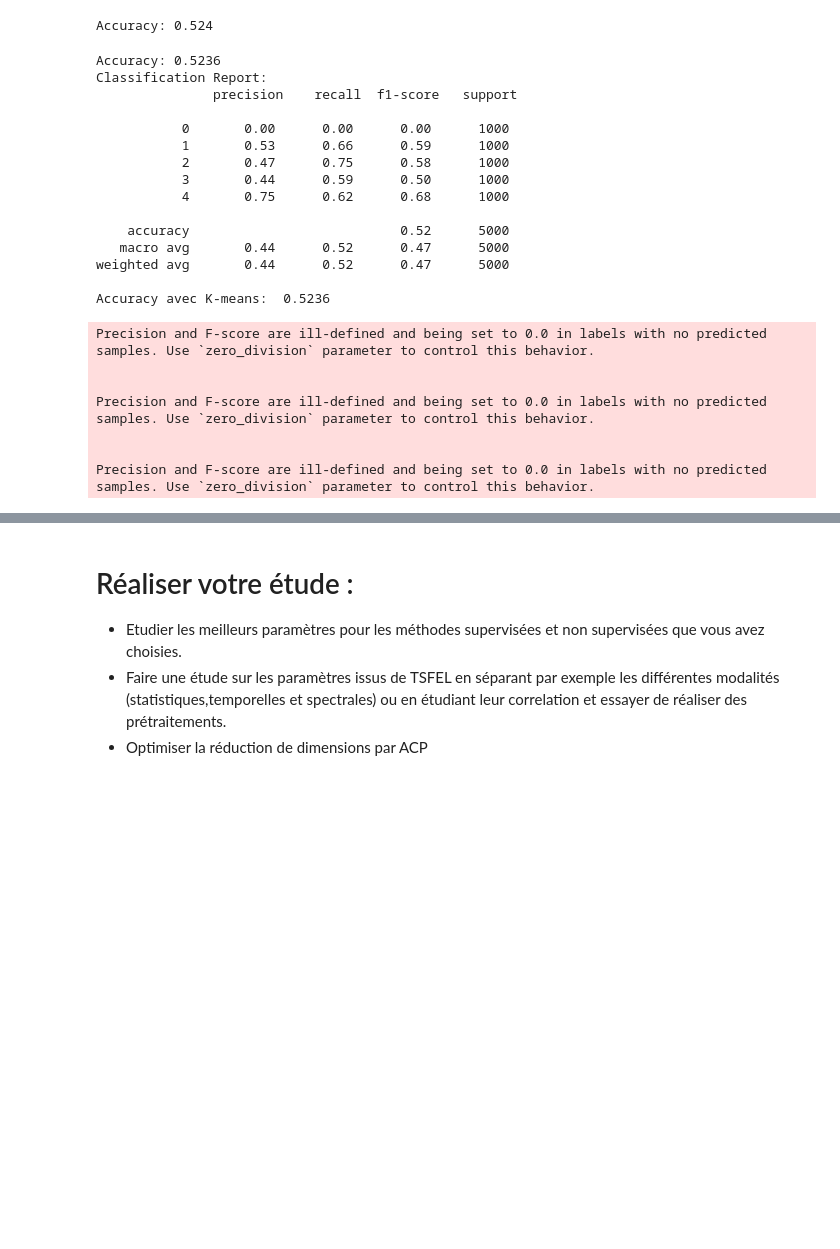
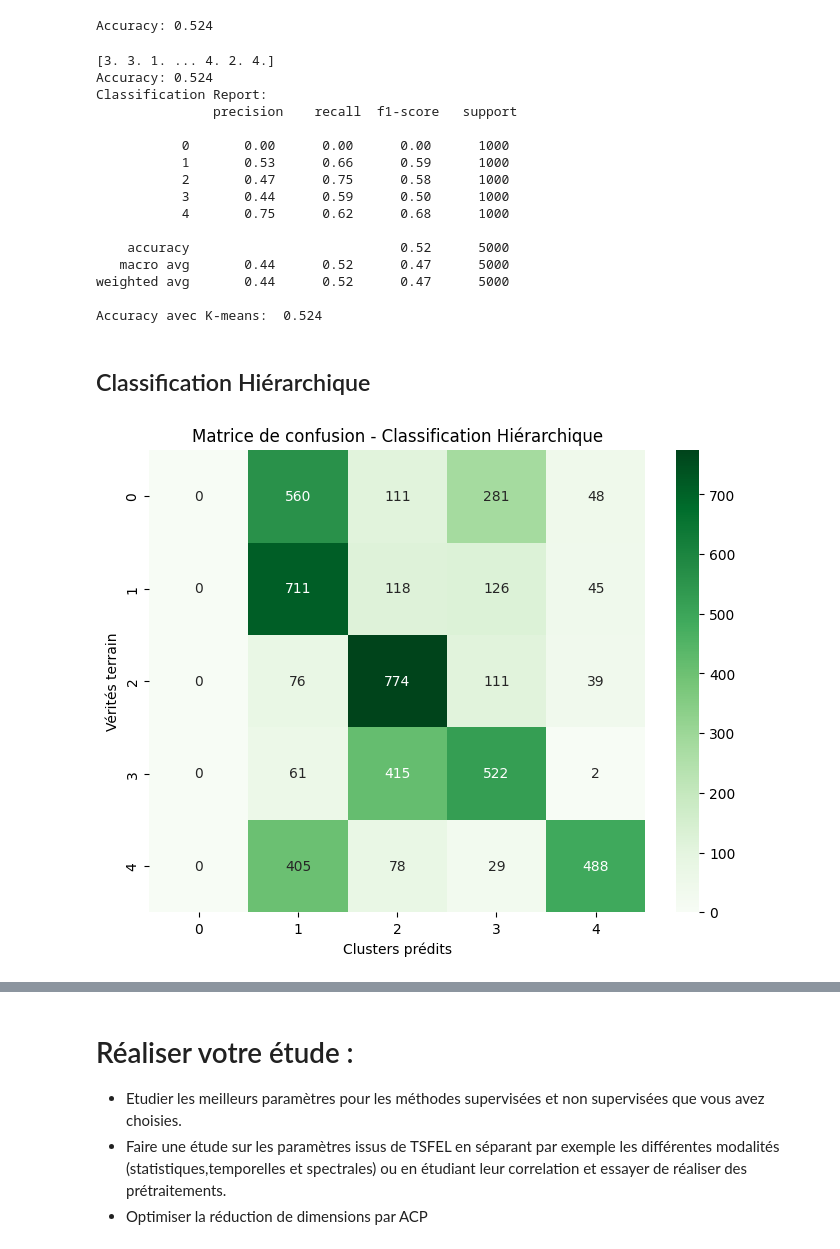
Before and after one commit to OussamaELGUERRAOUI/Classification-du-rythme-cardiaque-issu-d-ECG, a Jupyter notebook: Projet_ECG_Etudiant.ipynb, the cells around one changed output, grey strips where cells are left out. Drawn from its saved outputs; the diff is of its cells as text; code cells hidden in the pictures; blank space fills up the shorter version.

```diff
--- a/Projet_ECG_Etudiant.ipynb
+++ b/Projet_ECG_Etudiant.ipynb
@@ -799,6 +810,7 @@ print(f"Accuracy: {accuracy}")
 Accuracy: 0.524
 # %%
 # Calculate accuracy
+print(final_labels)
 accuracy = accuracy_score(Label, final_labels)
 print(f"Accuracy: {accuracy}")
 
@@ -809,7 +821,8 @@ print("Classification Report:\n", classification_report_knn)
 # Recognition rate
 print('Accuracy avec K-means: ', accuracy)
 # %% [output]
-Accuracy: 0.5236
+[3. 3. 1. ... 4. 2. 4.]
+Accuracy: 0.524
 Classification Report:
                precision    recall  f1-score   support
 
@@ -823,11 +836,34 @@ Classification Report:
    macro avg       0.44      0.52      0.47      5000
 weighted avg       0.44      0.52      0.47      5000
 
-Accuracy avec K-means:  0.5236
+Accuracy avec K-means:  0.524
-Precision and F-score are ill-defined and being set to 0.0 in labels with no predicted samples. Use `zero_division` parameter to control this behavior.
-
-
-Precision and F-score are ill-defined and being set to 0.0 in labels with no predicted samples. Use `zero_division` parameter to control this behavior.
-
-
-Precision and F-score are ill-defined and being set to 0.0 in labels with no predicted samples. Use `zero_division` parameter to control this behavior.
+# %% [markdown]
+##  Classification Hiérarchique
+# %%
+from scipy.cluster.hierarchy import dendrogram, linkage
+from sklearn.cluster import AgglomerativeClustering
+
+n_clusters = len(np.unique(Label))  # Number of unique labels as the number of clusters
+
+# Applying Hierarchical Clustering
+hierarchical_model = AgglomerativeClustering(n_clusters=n_clusters, linkage='ward')
+hierarchical_labels = hierarchical_model.fit_predict(DataFeature_PCA)
+# %%
+hierarchical_labels = hierarchical_labels.astype(int)
+Label = Label.astype(int)
+
+# Map hierarchical clusters to true labels
+final_labels_hierarchical = correspondance(hierarchical_labels, Label)
+
+# Confusion matrix for Hierarchical Clustering
+conf_matrix_hierarchical = confusion_matrix(Label, final_labels_hierarchical)
+
+# Plot confusion matrix for Hierarchical Clustering
+plt.figure(figsize=(8, 6))
+sns.heatmap(conf_matrix_hierarchical, annot=True, fmt="d", cmap="Greens", xticklabels=np.unique(Label), yticklabels=np.unique(Label))
+plt.title("Matrice de confusion - Classification Hiérarchique")
+plt.xlabel("Clusters prédits")
+plt.ylabel("Vérités terrain")
+plt.show()
+# %% [output]
+[figure, added]
```
Also changed, not shown: parts of 12 cells of this notebook.
